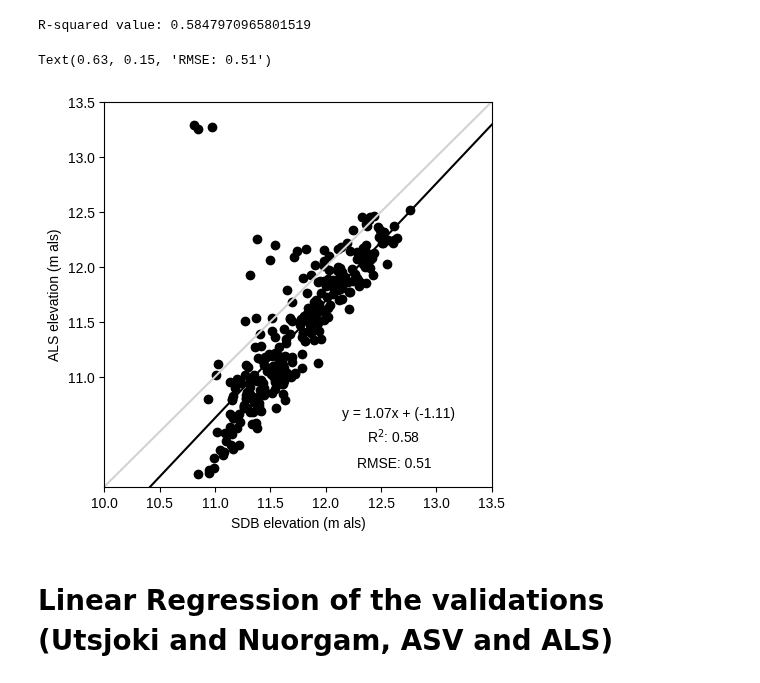
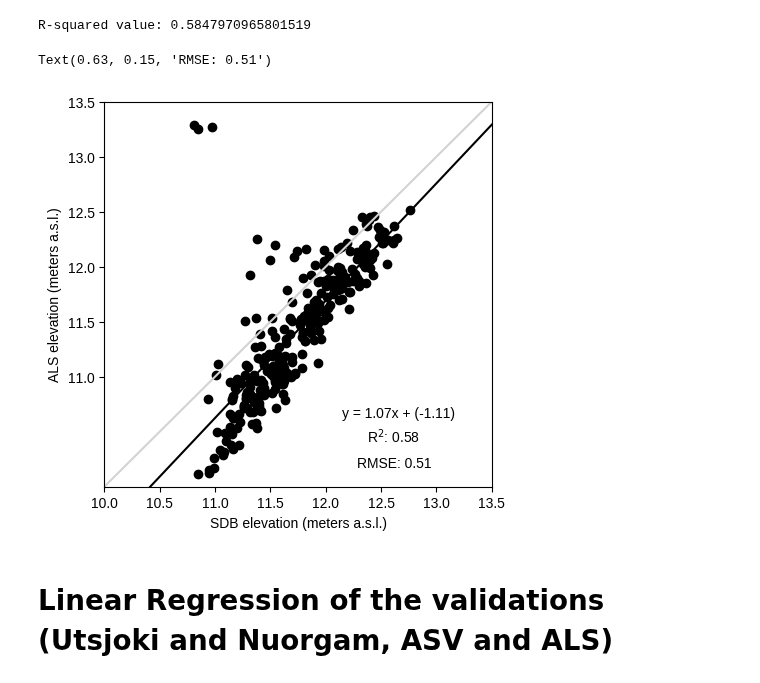
Before and after one commit to susannakukka/bathymetric-model-analysis, a Jupyter notebook: notebooks/error_assessments_and_model_correlations.ipynb, the cells around one changed output. Saved outputs shown, nothing was run; the diff lists cells and outputs as text; code cells hidden in the pictures.

```diff
--- a/notebooks/error_assessments_and_model_correlations.ipynb
+++ b/notebooks/error_assessments_and_model_correlations.ipynb
@@ -668,36 +668,36 @@ R-squared value: 0.5847970965801519
 predict = model.predict(x)
 r2 = regression_estimators.r_sq(model=model, x=x, y=y)
 
 fig, ax = plt.subplots(figsize=(5,5))
 
 #regression part
 intercept = regression_estimators.interc(model=model)
 slope = regression_estimators.coeff(model=model)
 
 # set x and y labels
-ax.set_xlabel("SDB elevation (m als)")
-ax.set_ylabel("ALS elevation (m als)")
+ax.set_xlabel("SDB elevation (meters a.s.l.)")
+ax.set_ylabel("ALS elevation (meters a.s.l.)")
 
 # setup right study site plot base
 setup_nuorgam_ax(ax)
 
 # set diagonal line
 ax.plot([0, 1], [0, 1], transform=ax.transAxes, color='lightgrey', linestyle='-')
 # set water level lines
 #ax.axvline(x=13.4, color=blue, linestyle='--')
 #ax.axhline(y=13.4, color=blue, linestyle='--')
 # plot scatterplot
 ax.scatter(x, y, color='black', zorder=1)
 ax.axline(xy1=(0, intercept), slope=slope, color='black', linestyle='-')
 fit_eqn = "y = {:4.2f}x + ({:4.2f})".format(slope, intercept)
 
 # print text
 fig.text(0.6, 0.25, fit_eqn, fontsize=10)
 fig.text(0.65, 0.20, f'R$^2$: {round(r2, 2)}', fontsize=10)
 fig.text(0.63, 0.15, f'RMSE: {round(error_assessments.root_mean_sq_err(actual=x, predicted=y), 2)}', fontsize=10)
 # %% [output]
 Text(0.63, 0.15, 'RMSE: 0.51')
-[figure, old version]
+[figure, new version]
 # %%
 # save as png
 #plotting.save_plot(fig=fig, name='nuorgam_rs_cor_als-sdb_rmse_to13_v2', dpi=600)
```
Also changed, not shown: parts of 11 cells of this notebook, 4 other files.
